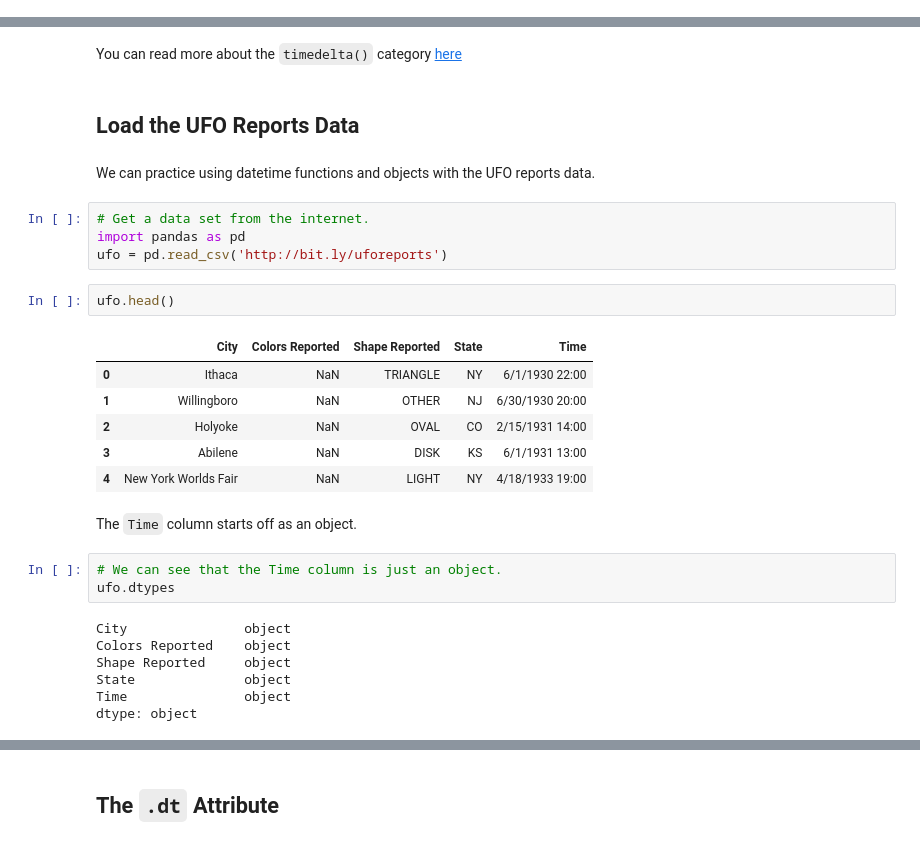
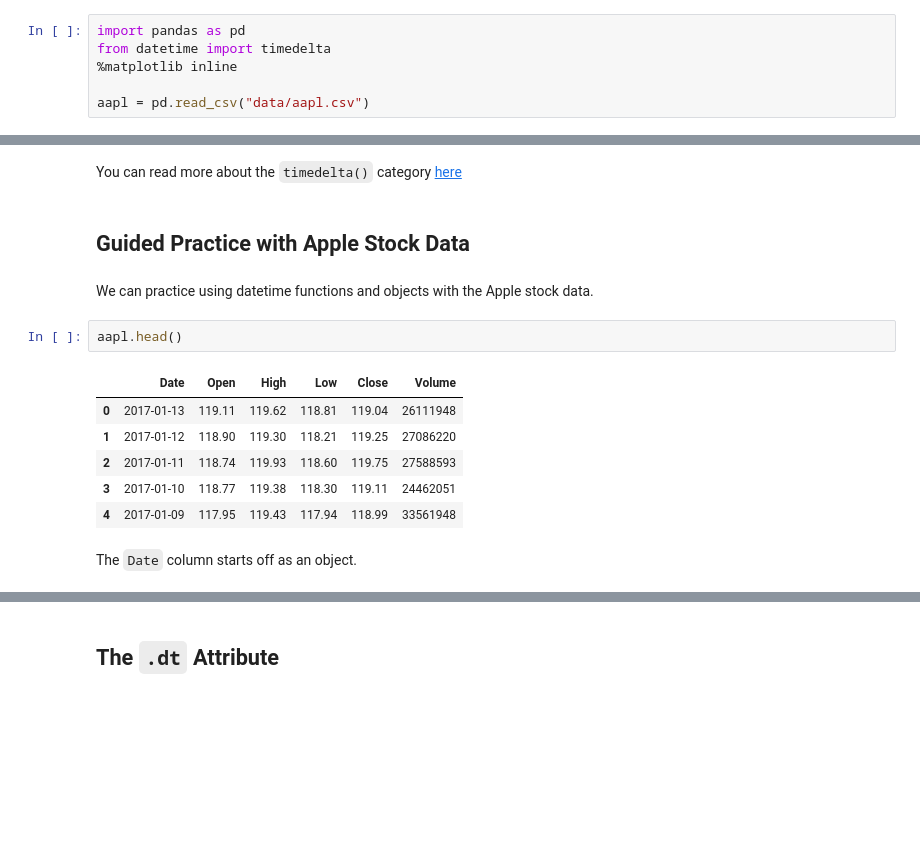
Before and after one commit to aidanconnolly/ga-ds829-flex-time-series, a Jupyter notebook: ts_rough_draft/01_time_series.ipynb, the cells around one changed output, grey strips where cells are left out. Drawn from its saved outputs; the diff is of its cells as text; blank space fills up the shorter version.

```diff
--- a/ts_rough_draft/01_time_series.ipynb
+++ b/ts_rough_draft/01_time_series.ipynb
@@ -57,0 +39,6 @@ SyntaxError: invalid syntax (<ipython-input-4-e2e657645fda>, line 1)
+# %%
+import pandas as pd
+from datetime import timedelta
+%matplotlib inline
+
+aapl = pd.read_csv("data/aapl.csv")
@@ -136,32 +146,18 @@ Past:  2018-02-07 21:10:59.199122
 *Note: The largest value a `timedelta()` can hold is days. For instance, you can't say you want your offset to be two years, 44 days, and 12 hours; you have to convert those years to days.*
 # %% [markdown]
 You can read more about the `timedelta()` category [here](https://docs.python.org/2/library/datetime.html)
-# %% [markdown]
-## Load the UFO Reports Data
+# %% [markdown]
+## Guided Practice with Apple Stock Data
 # %% [markdown]
-We can practice using datetime functions and objects with the UFO reports data.
+We can practice using datetime functions and objects with the Apple stock data.
-# %%
-# Get a data set from the internet.
-import pandas as pd
-ufo = pd.read_csv('http://bit.ly/uforeports')
 # %%
-ufo.head()
+aapl.head()
 # %% [output]
-|  | City | Colors Reported | Shape Reported | State | Time |
-| 0 | Ithaca | NaN | TRIANGLE | NY | 6/1/1930 22:00 |
-| 1 | Willingboro | NaN | OTHER | NJ | 6/30/1930 20:00 |
-| 2 | Holyoke | NaN | OVAL | CO | 2/15/1931 14:00 |
-| 3 | Abilene | NaN | DISK | KS | 6/1/1931 13:00 |
-| 4 | New York Worlds Fair | NaN | LIGHT | NY | 4/18/1933 19:00 |
+|  | Date | Open | High | Low | Close | Volume |
+| 0 | 2017-01-13 | 119.11 | 119.62 | 118.81 | 119.04 | 26111948 |
+| 1 | 2017-01-12 | 118.90 | 119.30 | 118.21 | 119.25 | 27086220 |
+| 2 | 2017-01-11 | 118.74 | 119.93 | 118.60 | 119.75 | 27588593 |
+| 3 | 2017-01-10 | 118.77 | 119.38 | 118.30 | 119.11 | 24462051 |
+| 4 | 2017-01-09 | 117.95 | 119.43 | 117.94 | 118.99 | 33561948 |
 # %% [markdown]
-The `Time` column starts off as an object.
+The `Date` column starts off as an object.
-# %%
-# We can see that the Time column is just an object.
-ufo.dtypes
-# %% [output]
-City               object
-Colors Reported    object
-Shape Reported     object
-State              object
-Time               object
-dtype: object
```
Also changed, not shown: parts of 111 cells of this notebook, 7 other files.
